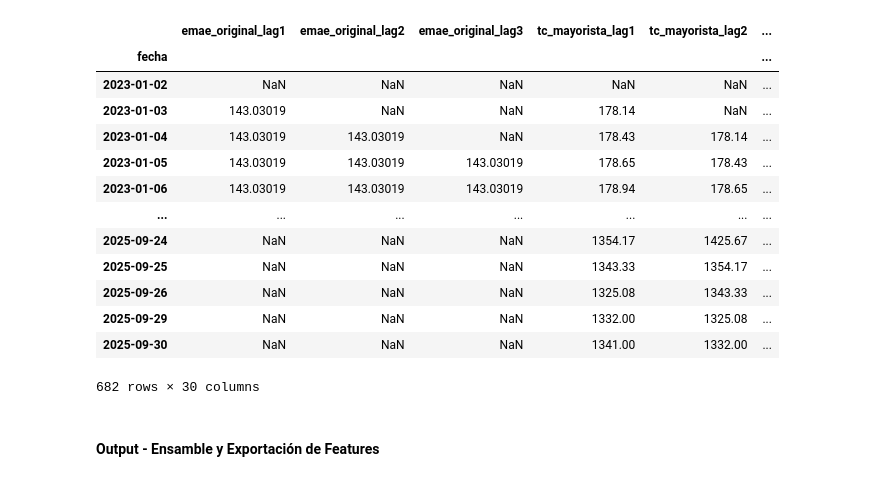
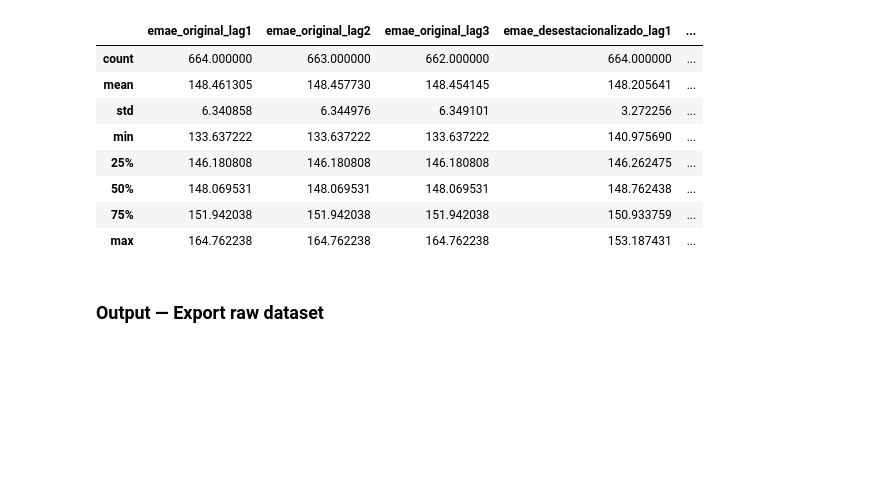
Before and after one commit to IanLink95/series_temporales_2025, a Jupyter notebook: features/01_feature_engineering.ipynb, the cells around one changed output. Drawn from its saved outputs; the diff is of its cells as text; code cells hidden in the pictures; blank space fills up the shorter version.

```diff
--- a/features/01_feature_engineering.ipynb
+++ b/features/01_feature_engineering.ipynb
@@ -128,0 +132,2 @@ dtype: int64
+# %%
+df.reset_index(inplace=True, drop=False)
@@ -128,0 +162,2 @@ dtype: int64
+# %%
+df.dropna(inplace=True, axis=0)
@@ -317,18 +465,31 @@ False
 # %%
-if df is None:
-    print("[INFO] Saltando: no hay df cargado.")
+if df is None or 'FE_FFT' not in globals() or not isinstance(FE_FFT, pd.DataFrame) or FE_FFT.empty:
+    print("[INFO] Saltando: no hay FE_FFT.")
+    FE_FREQ_DELTAS = pd.DataFrame(index=(df.index if df is not None else None))
 else:
-    fe_freq_delta = pd.DataFrame(df.index)
-    if not FE_FFT.empty:
-        for col in FE_FFT.columns:
-            if col.endswith("band_power_0"):
-                base = col.rsplit("_band_power_", 1)[0]
-                b0 = FE_FFT[f"{base}_band_power_0"]
-                b1 = FE_FFT[f"{base}_band_power_1"]
-                b2 = FE_FFT[f"{base}_band_power_2"]
-                fe_freq_delta[f"{base}_bp01"] = b0 - b1
-                fe_freq_delta[f"{base}_bp12"] = b1 - b2
+    idx = FE_FFT.index
+    out = {}
 
-    FE_FREQ_DELTAS = fe_freq_delta
+    # Deltas entre bandas (p. ej., potencia banda0 - banda1, banda1 - banda2)
+    for col in FE_FFT.columns:
+        if col.endswith("_band_power_0"):
+            base = col.rsplit("_band_power_", 1)[0]
+            b0 = pd.to_numeric(FE_FFT.get(f"{base}_band_power_0"), errors="coerce")
+            b1 = pd.to_numeric(FE_FFT.get(f"{base}_band_power_1"), errors="coerce")
+            b2 = pd.to_numeric(FE_FFT.get(f"{base}_band_power_2"), errors="coerce")
+
+            if b0 is not None and b1 is not None:
+                out[f"{base}_bp01"] = b0 - b1
+            if b1 is not None and b2 is not None:
+                out[f"{base}_bp12"] = b1 - b2
+
+    # Deltas temporales sobre métricas espectrales por variable (diff de 1 y 3 pasos)
+    for suf in ("_dom_freq", "_spec_centroid", "_spec_entropy"):
+        metrics = [c for c in FE_FFT.columns if c.endswith(suf)]
+        for c in metrics:
+            out[f"{c}_diff1"] = FE_FFT[c].diff(1)
+            out[f"{c}_diff3"] = FE_FFT[c].diff(3)
+
+    FE_FREQ_DELTAS = pd.DataFrame(out, index=idx)
     print("FE_FREQ_DELTAS shape:", FE_FREQ_DELTAS.shape)
 # %% [output]
@@ -400,22 +526,17 @@ FE_LAGS: (682, 30) FE_DELTAS: (682, 60) FE_ROLLSTD: (682, 10)
 # %%
-FE_LAGS
+FE_LAGS.describe(include='all')
 # %% [output]
-|  | emae_original_lag1 | emae_original_lag2 | emae_original_lag3 | tc_mayorista_lag1 | tc_mayorista_lag2 | ... |
-| fecha |  |  |  |  |  | ... |
-| 2023-01-02 | NaN | NaN | NaN | NaN | NaN | ... |
-| 2023-01-03 | 143.03019 | NaN | NaN | 178.14 | NaN | ... |
-| 2023-01-04 | 143.03019 | 143.03019 | NaN | 178.43 | 178.14 | ... |
-| 2023-01-05 | 143.03019 | 143.03019 | 143.03019 | 178.65 | 178.43 | ... |
-| 2023-01-06 | 143.03019 | 143.03019 | 143.03019 | 178.94 | 178.65 | ... |
-| ... | ... | ... | ... | ... | ... | ... |
-| 2025-09-24 | NaN | NaN | NaN | 1354.17 | 1425.67 | ... |
-| 2025-09-25 | NaN | NaN | NaN | 1343.33 | 1354.17 | ... |
-| 2025-09-26 | NaN | NaN | NaN | 1325.08 | 1343.33 | ... |
-| 2025-09-29 | NaN | NaN | NaN | 1332.00 | 1325.08 | ... |
-| 2025-09-30 | NaN | NaN | NaN | 1341.00 | 1332.00 | ... |
+|  | emae_original_lag1 | emae_original_lag2 | emae_original_lag3 | emae_desestacionalizado_lag1 | ... |
+| count | 664.000000 | 663.000000 | 662.000000 | 664.000000 | ... |
+| mean | 148.461305 | 148.457730 | 148.454145 | 148.205641 | ... |
+| std | 6.340858 | 6.344976 | 6.349101 | 3.272256 | ... |
+| min | 133.637222 | 133.637222 | 133.637222 | 140.975690 | ... |
+| 25% | 146.180808 | 146.180808 | 146.180808 | 146.262475 | ... |
+| 50% | 148.069531 | 148.069531 | 148.069531 | 148.762438 | ... |
+| 75% | 151.942038 | 151.942038 | 151.942038 | 150.933759 | ... |
+| max | 164.762238 | 164.762238 | 164.762238 | 153.187431 | ... |
-682 rows × 30 columns
 # %% [markdown]
-#### Output - Ensamble y Exportación de Features
+### Output — Export raw dataset <a id="output"></a>
 # %%
 if df is None:
     print("[INFO] Saltando: no hay df cargado.")
```
Also changed, not shown: parts of 52 cells of this notebook, 6 other files.
